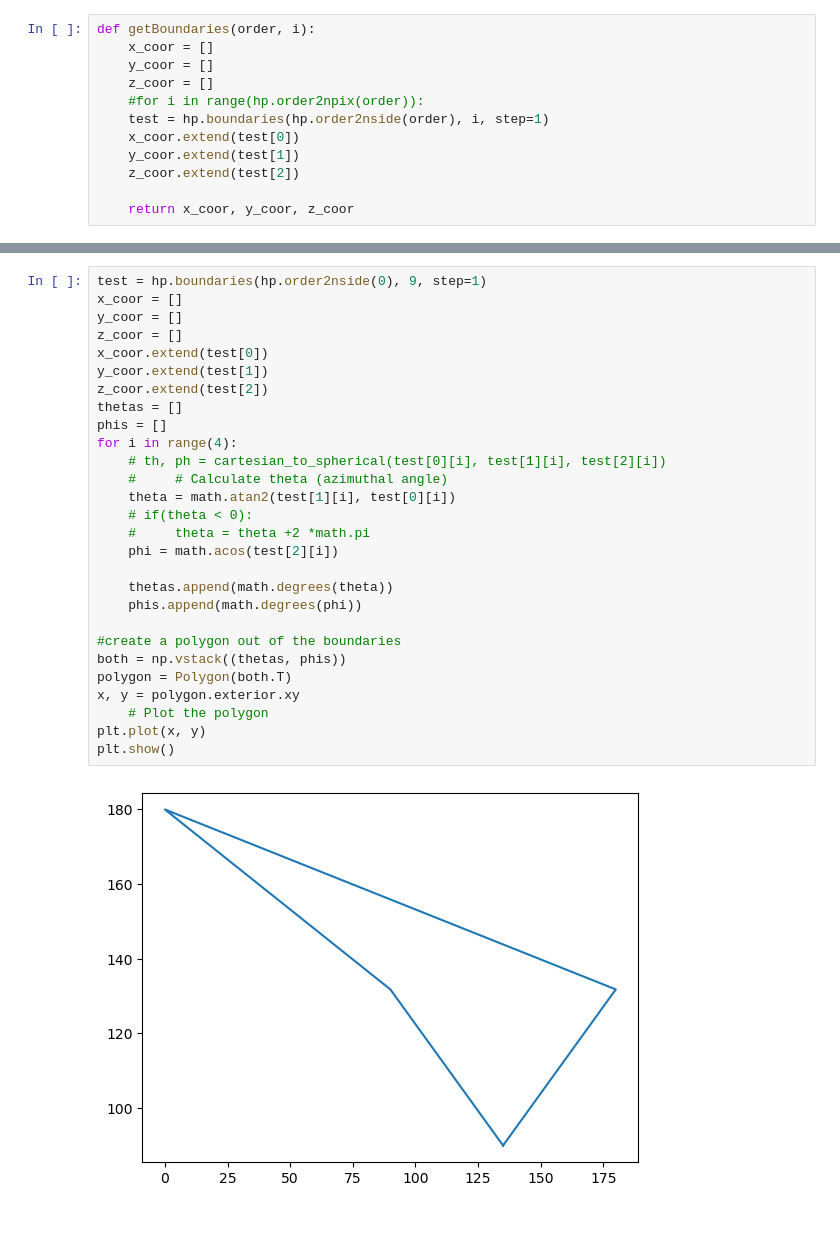
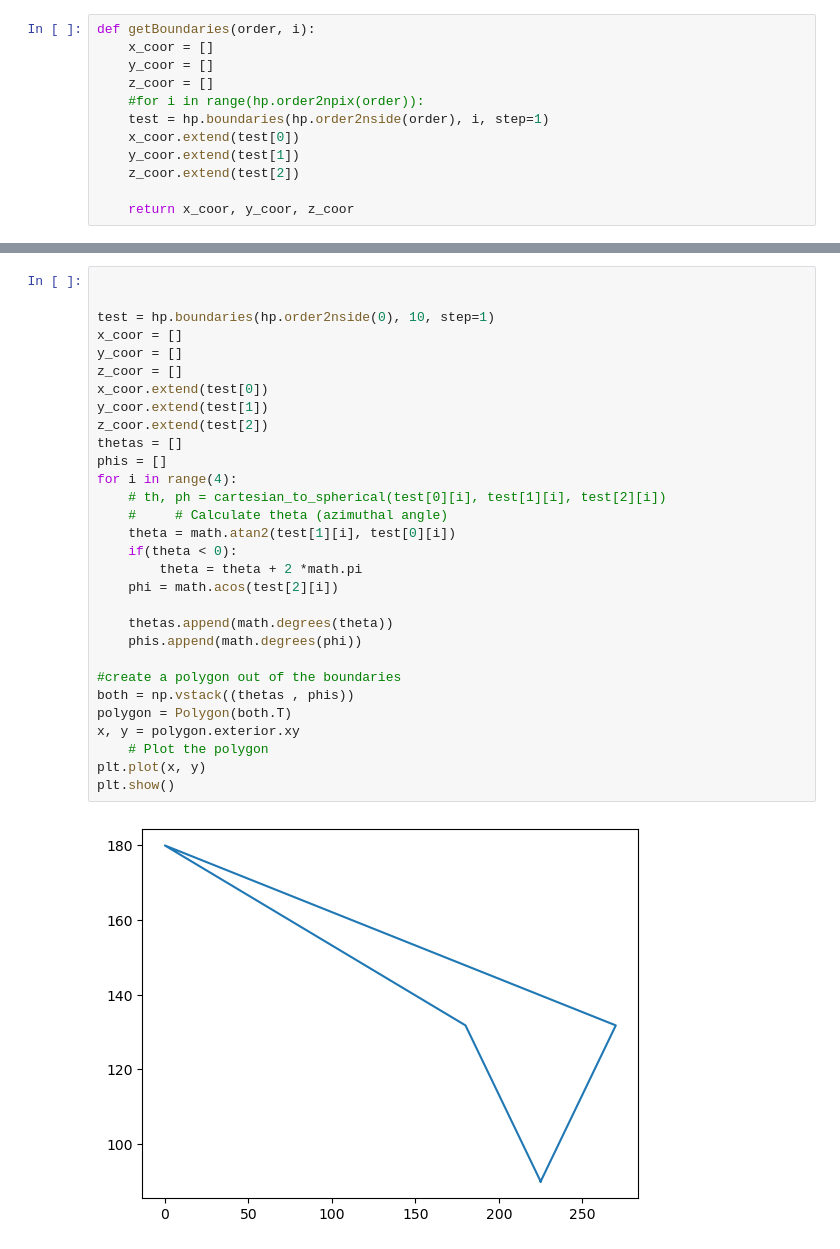
Before and after one commit to sshashwat144/healpix_cpp, a Jupyter notebook: Debugging_Wrapping.ipynb, the cells around one changed output, grey strips where cells are left out. Cells and saved outputs as stored; diff of their text form.

```diff
--- a/Debugging_Wrapping.ipynb
+++ b/Debugging_Wrapping.ipynb
@@ -109,32 +136,34 @@ def getPoints(order, i):
 
     return new_x, new_y, new_z
 # %%
-test = hp.boundaries(hp.order2nside(0), 9, step=1)
+
+
+test = hp.boundaries(hp.order2nside(0), 10, step=1)
 x_coor = []
 y_coor = []
 z_coor = []
 x_coor.extend(test[0])
 y_coor.extend(test[1])
 z_coor.extend(test[2])
 thetas = []
 phis = []
 for i in range(4):
     # th, ph = cartesian_to_spherical(test[0][i], test[1][i], test[2][i])
     #     # Calculate theta (azimuthal angle)
     theta = math.atan2(test[1][i], test[0][i])
-    # if(theta < 0):
-    #     theta = theta +2 *math.pi
+    if(theta < 0):
+        theta = theta + 2 *math.pi
     phi = math.acos(test[2][i])
 
     thetas.append(math.degrees(theta))
     phis.append(math.degrees(phi))
 
 #create a polygon out of the boundaries
-both = np.vstack((thetas, phis))
+both = np.vstack((thetas , phis))
 polygon = Polygon(both.T)
 x, y = polygon.exterior.xy
     # Plot the polygon
 plt.plot(x, y)
 plt.show()
 # %% [output]
-[figure, old version]
+[figure, new version]
```
Also changed, not shown: parts of 20 cells of this notebook.
